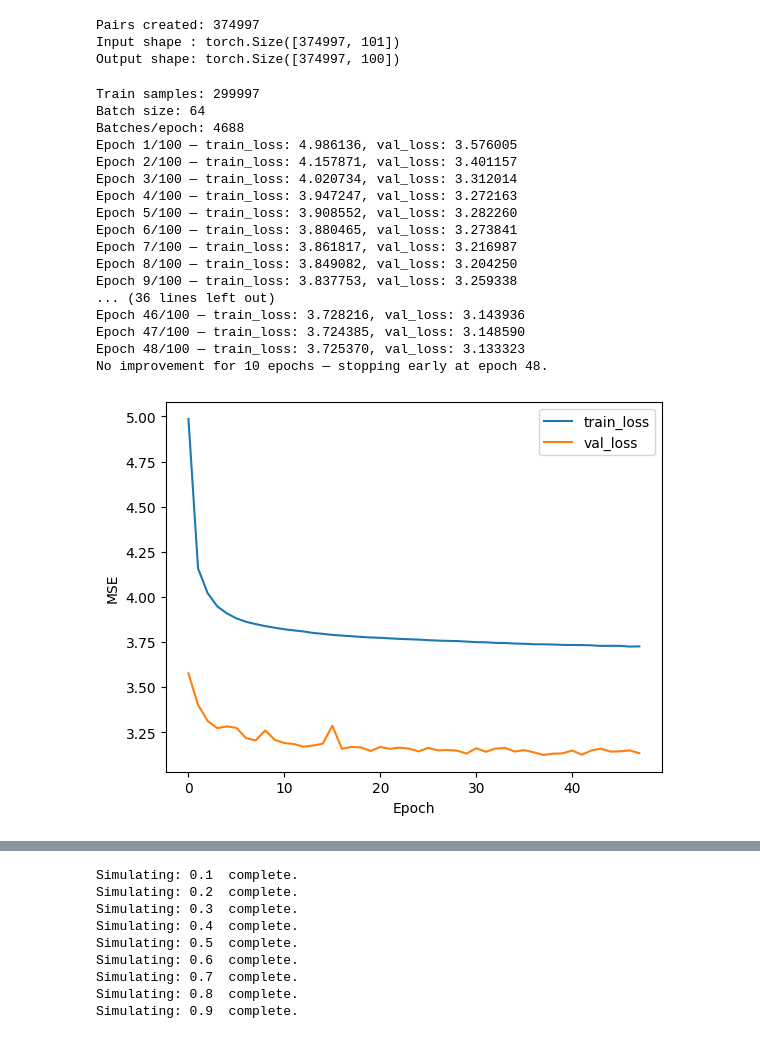
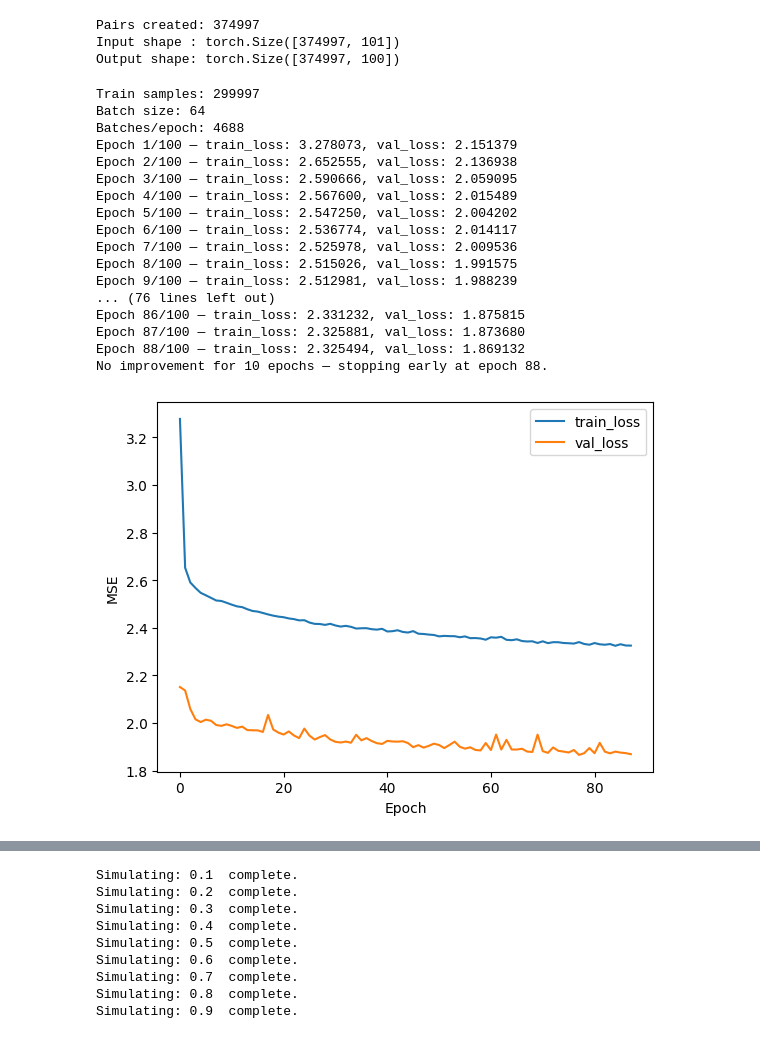
Before and after one commit to targinteanu/NeuralSystemID, a Jupyter notebook: neural_network_pytorch.ipynb, the cells around one changed output, grey strips where cells are left out. Saved outputs shown, nothing was run; the diff lists cells and outputs as text; code cells hidden in the pictures.

Commit message:
Update neural_network_pytorch.ipynb
specialized network looking better with increased param count

```diff
--- a/neural_network_pytorch.ipynb
+++ b/neural_network_pytorch.ipynb
@@ -34,29 +34,29 @@ class PairedDualConvNet(nn.Module):
     def __init__(self, input_dim=101, output_dim=100, group_size=7, num_groups=7):
         super().__init__()
 
-        C1 = 8
-        C2 = 8
+        C1 = 16
+        C2 = 16
 
         self.num_groups = num_groups
         self.group_size = group_size
         self.num_pairs = num_groups * group_size  # 49
         self.used_for_pairing = self.num_pairs * 2
         self.leftover_dim = input_dim - self.used_for_pairing
+        self.pair_output = 4
 
         # Stage 1: pairwise linear
         self.pair_fc1 = nn.Linear(2, C1)  # like conv kernel_size=2
-        self.pair_fc2 = nn.Linear(C1, 2)  # like conv kernel_size=1
+        self.pair_fc2 = nn.Linear(C1, self.pair_output)  # like conv kernel_size=1
 
         # Stage 2: linear over flattened group
-        self.group_fcA = nn.Linear(group_size * 2, C2)
-        self.group_fcB = nn.Linear(num_groups * 2, C2)
-
+        self.group_fcA = nn.Linear(group_size * self.pair_output, C2)
+        self.group_fcB = nn.Linear(num_groups * self.pair_output, C2)
         # MLP input = 56 + 56 + leftover(3) = 115
         mlp_in = (num_groups * C2) + (group_size * C2) + self.leftover_dim
 
-        self.fc1 = nn.Linear(mlp_in, 8)
-        self.fc2 = nn.Linear(8, 64)
-        self.fc3 = nn.Linear(64, output_dim)
+        self.fc1 = nn.Linear(mlp_in, 32)
+        self.fc2 = nn.Linear(32, 128)
+        self.fc3 = nn.Linear(128, output_dim)
 
     def forward(self, x):
         B = x.size(0)
@@ -69,12 +69,12 @@ class PairedDualConvNet(nn.Module):
         p = F.gelu(self.pair_fc2(p))           # (B,49,2)
 
         # Stage 2A: groups
-        p_groups = p.view(B, self.num_groups, self.group_size*2)  # (B,7,14)
+        p_groups = p.view(B, self.num_groups, self.group_size * self.pair_output)  # (B,7,14)
         a = F.gelu(self.group_fcA(p_groups))                      # (B,7,8)
         a_flat = a.view(B, -1)                                     # (B,56)
 
         # Stage 2B: threads
-        p_threads = p.view(B, self.num_groups, self.group_size, 2)   # (B,7,7,2)
+        p_threads = p.view(B, self.num_groups, self.group_size, self.pair_output)   # (B,7,7,2)
         p_threads = p_threads.permute(0,2,1,3).contiguous()           # (B,7,7,2)
         p_threads = p_threads.view(B, self.group_size, -1)            # (B,7,14)
         b = F.gelu(self.group_fcB(p_threads))                         # (B,7,8)
@@ -255,49 +255,49 @@ for epoch in range(num_epochs):
             Y_val_pred = model(X_val)
             l = criterion(Y_val_pred, Y_val)
             val_running += l.item() * X_val.size(0)
     epoch_val_loss = val_running / len(test_loader.dataset)
     val_losses.append(epoch_val_loss)
 
     print(f"Epoch {epoch+1}/{num_epochs} — train_loss: {epoch_train_loss:.6f}, val_loss: {epoch_val_loss:.6f}")
 
     # --- Early stopping ---
     if epoch_val_loss < best_val - 1e-9:
         best_val = epoch_val_loss
         no_improve = 0
         # Optionally save best model:
-        torch.save(model.state_dict(), "neural_network_pytorch.pth")
+        # torch.save(model.state_dict(), "neural_network_pytorch.pth")
     else:
         no_improve += 1
         if no_improve >= patience:
             print(f"No improvement for {patience} epochs — stopping early at epoch {epoch+1}.")
             break
 
 # After loop: plot train/val loss to inspect convergence
 plt.plot(train_losses, label='train_loss')
 plt.plot(val_losses, label='val_loss')
 plt.xlabel('Epoch')
 plt.ylabel('MSE')
 plt.legend()
 plt.show()
 # %% [output]
 Train samples: 299997
 Batch size: 64
 Batches/epoch: 4688
-Epoch 1/100 — train_loss: 4.986136, val_loss: 3.576005
-Epoch 2/100 — train_loss: 4.157871, val_loss: 3.401157
-Epoch 3/100 — train_loss: 4.020734, val_loss: 3.312014
-Epoch 4/100 — train_loss: 3.947247, val_loss: 3.272163
-Epoch 5/100 — train_loss: 3.908552, val_loss: 3.282260
-Epoch 6/100 — train_loss: 3.880465, val_loss: 3.273841
-Epoch 7/100 — train_loss: 3.861817, val_loss: 3.216987
-Epoch 8/100 — train_loss: 3.849082, val_loss: 3.204250
-Epoch 9/100 — train_loss: 3.837753, val_loss: 3.259338
-... (36 lines left out)
-Epoch 46/100 — train_loss: 3.728216, val_loss: 3.143936
-Epoch 47/100 — train_loss: 3.724385, val_loss: 3.148590
-Epoch 48/100 — train_loss: 3.725370, val_loss: 3.133323
-No improvement for 10 epochs — stopping early at epoch 48.
+Epoch 1/100 — train_loss: 3.278073, val_loss: 2.151379
+Epoch 2/100 — train_loss: 2.652555, val_loss: 2.136938
+Epoch 3/100 — train_loss: 2.590666, val_loss: 2.059095
+Epoch 4/100 — train_loss: 2.567600, val_loss: 2.015489
+Epoch 5/100 — train_loss: 2.547250, val_loss: 2.004202
+Epoch 6/100 — train_loss: 2.536774, val_loss: 2.014117
+Epoch 7/100 — train_loss: 2.525978, val_loss: 2.009536
+Epoch 8/100 — train_loss: 2.515026, val_loss: 1.991575
+Epoch 9/100 — train_loss: 2.512981, val_loss: 1.988239
+... (76 lines left out)
+Epoch 86/100 — train_loss: 2.331232, val_loss: 1.875815
+Epoch 87/100 — train_loss: 2.325881, val_loss: 1.873680
+Epoch 88/100 — train_loss: 2.325494, val_loss: 1.869132
+No improvement for 10 epochs — stopping early at epoch 88.
-[figure, old version]
+[figure, new version]
 # %%
 # load best model
 # model.load_state_dict(torch.load("neural_network_pytorch.pth"))
```
Also changed, not shown: parts of 2 cells of this notebook.
